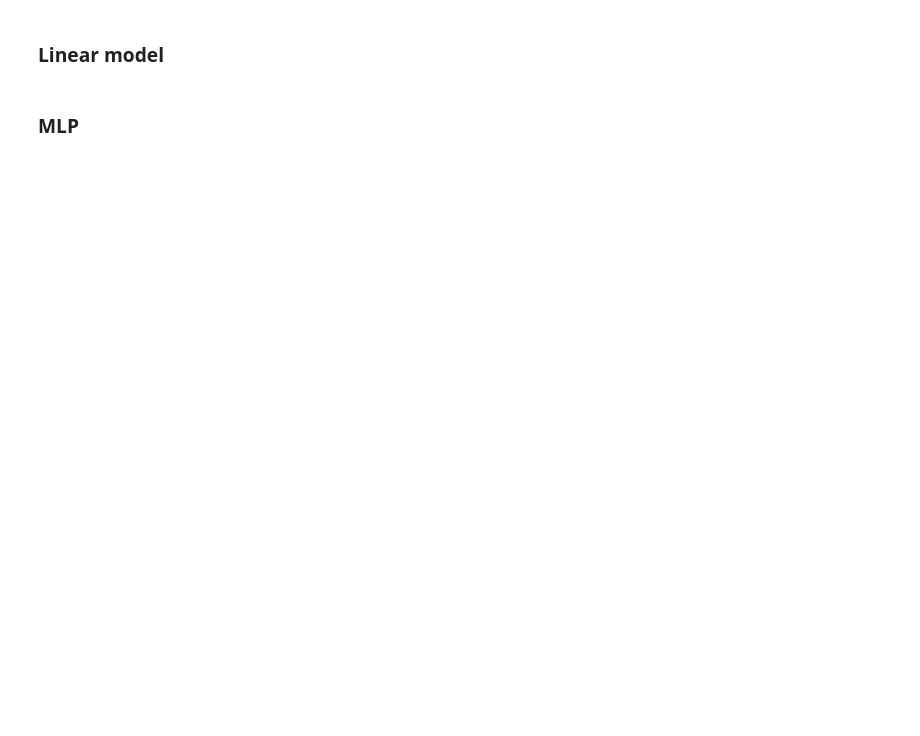
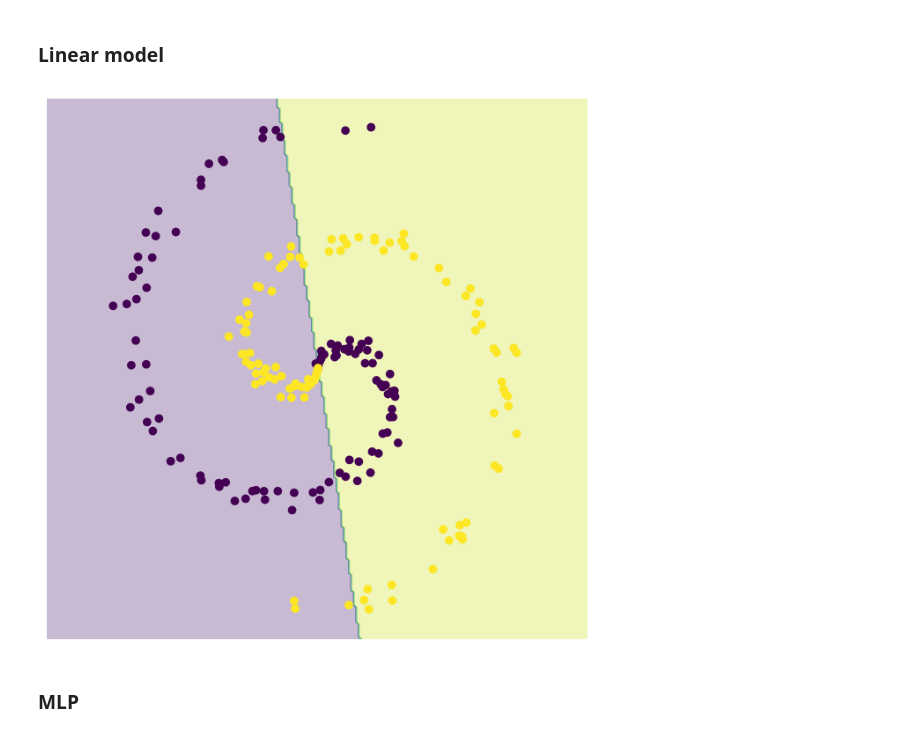
Before and after one commit to glouppe/info8010-deep-learning, a Jupyter notebook: code/lec2-spiral-classification.ipynb, the cells around one changed output. Drawn from its saved outputs; the diff is of its cells as text; code cells hidden in the pictures; blank space fills up the shorter version.

```diff
--- a/code/lec2-spiral-classification.ipynb
+++ b/code/lec2-spiral-classification.ipynb
@@ -78,11 +84,13 @@ plot_data(X, y)
 # %%
 # we use the torch.nn package to create our linear model
 # each Linear module has a weight and bias
+
+H = 100
+
 model = torch.nn.Sequential(
-    torch.nn.Linear(D, C)
-    # torch.nn.Linear(D, H),
-    # #torch.nn.ReLU(),
-    # torch.nn.Linear(H, C)
+    #torch.nn.Linear(D, C)
+    torch.nn.Linear(D, H),
+    torch.nn.Linear(H, C)
 )
 
 # Convert to CUDA
@@ -97,33 +105,35 @@ criterion = torch.nn.CrossEntropyLoss()
 optimizer = torch.optim.Adam(model.parameters(), lr=1e-3, weight_decay=1e-5)
 
 # Training
 for t in range(1000):
     # Feed forward to get the logits
     y_pred = model(X)
 
     # Compute the loss and accuracy
     loss = criterion(y_pred, y)
     score, predicted = torch.max(y_pred, 1)
     acc = (y == predicted).sum().float() / len(y)
 
     if t % 25 == 0:
         plt.clf()
         plot_model(X, y, model)
         model.to(device)
         display.display(plt.gcf())
         print("[EPOCH]: %i, [LOSS]: %.6f, [ACCURACY]: %.3f" % (t, loss.item(), acc))
         display.clear_output(wait=True)
 
     # zero the gradients before running
     # the backward pass.
     optimizer.zero_grad()
 
     # Backward pass to compute the gradient
     # of loss w.r.t our learnable params.
     loss.backward()
 
     # Update params
     optimizer.step()
+# %% [output]
+[figure, added]
 # %% [markdown]
 ### MLP
 # %%
```
Also changed, not shown: parts of 5 cells of this notebook, 4 other files.
